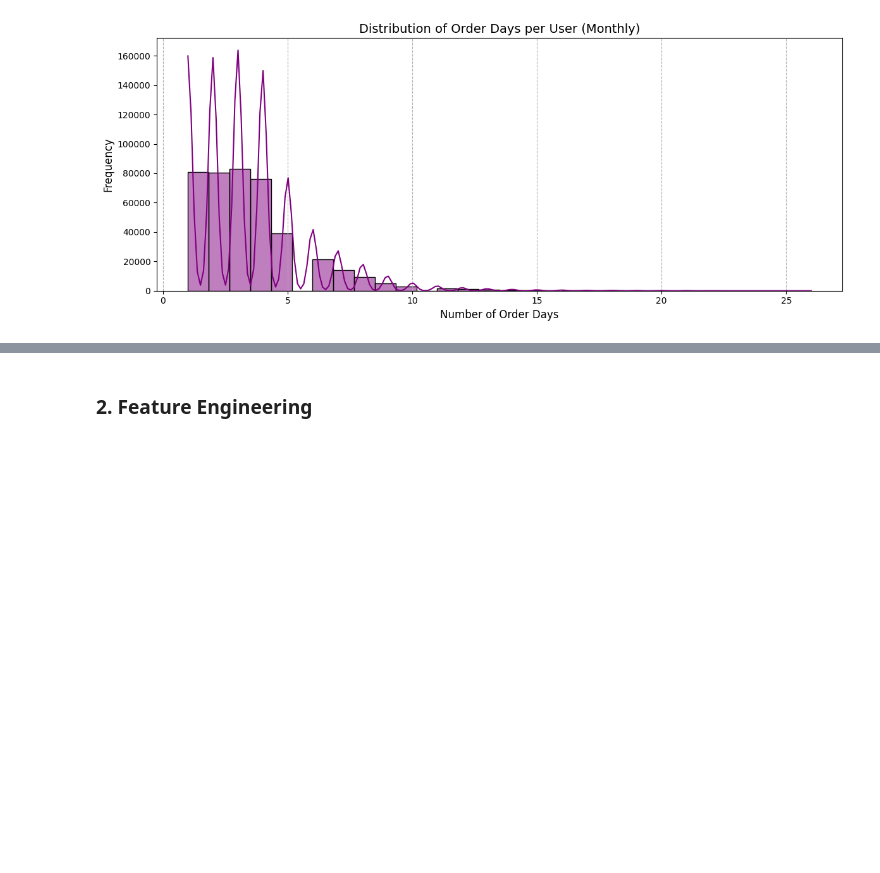
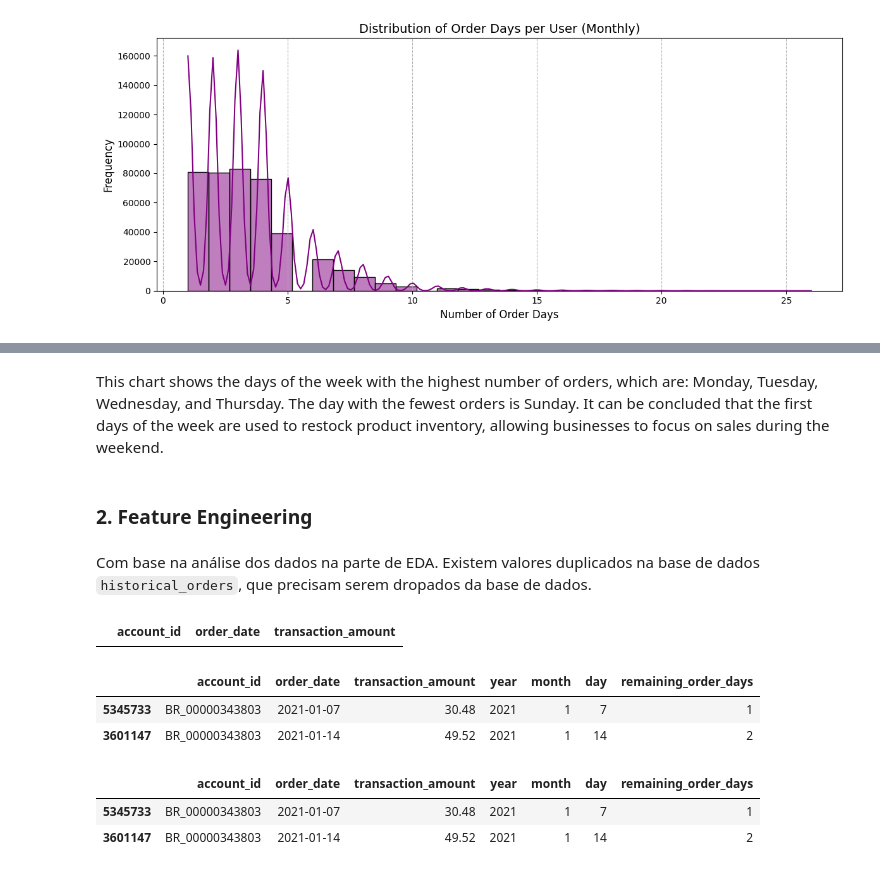
Before and after one commit to LuyzaDomingos/abinbev-bees-challenge, a Jupyter notebook: abinbev_bees_challenge.ipynb, the cells around one changed output, grey strips where cells are left out. Cells and saved outputs as stored; diff of their text form; code cells hidden in the pictures; blank space fills up the shorter version.

```diff
--- a/abinbev_bees_challenge.ipynb
+++ b/abinbev_bees_challenge.ipynb
@@ -301,2 +335,37 @@ plt.show()
+# %% [markdown]
+This chart shows the days of the week with the highest number of orders, which are: Monday, Tuesday, Wednesday, and Thursday. The day with the fewest orders is Sunday. It can be concluded that the first days of the week are used to restock product inventory, allowing businesses to focus on sales during the weekend.
 # %% [markdown]
 ### 2. Feature Engineering
+# %% [markdown]
+Com base na análise dos dados na parte de EDA. Existem valores duplicados na base de dados `historical_orders`, que precisam serem dropados da base de dados.
+# %%
+historical_orders = pd.read_parquet('data_files_challenge/historical_orders.parquet')
+historical_orders['order_date'] = pd.to_datetime(historical_orders['order_date'])
+historical_orders.drop_duplicates(subset=['account_id', 'order_date'], inplace=True)
+# %%
+historical_orders[historical_orders.duplicated(keep = False)]
+# %% [output]
+|  | account_id | order_date | transaction_amount |
+# %%
+historical_orders = historical_orders.assign(
+    year = historical_orders['order_date'].dt.year,
+    month = historical_orders['order_date'].dt.month,
+    day = historical_orders['order_date'].dt.day
+)
+historical_orders.head(2)
+# %% [output]
+|  | account_id | order_date | transaction_amount | year | month | day | remaining_order_days |
+| 5345733 | BR_00000343803 | 2021-01-07 | 30.48 | 2021 | 1 | 7 | 1 |
+| 3601147 | BR_00000343803 | 2021-01-14 | 49.52 | 2021 | 1 | 14 | 2 |
+# %%
+historical_orders = historical_orders.sort_values(by=['account_id', 'order_date','year','month','day'], ascending=[True, True, True, True, True])
+historical_orders['remaining_order_days'] = historical_orders.groupby([
+    historical_orders['account_id'],
+    historical_orders['order_date'].dt.year,
+    historical_orders['order_date'].dt.month
+]).cumcount() + 1
+historical_orders.head(2)
+# %% [output]
+|  | account_id | order_date | transaction_amount | year | month | day | remaining_order_days |
+| 5345733 | BR_00000343803 | 2021-01-07 | 30.48 | 2021 | 1 | 7 | 1 |
+| 3601147 | BR_00000343803 | 2021-01-14 | 49.52 | 2021 | 1 | 14 | 2 |
```
Also changed, not shown: parts of 6 cells of this notebook.
